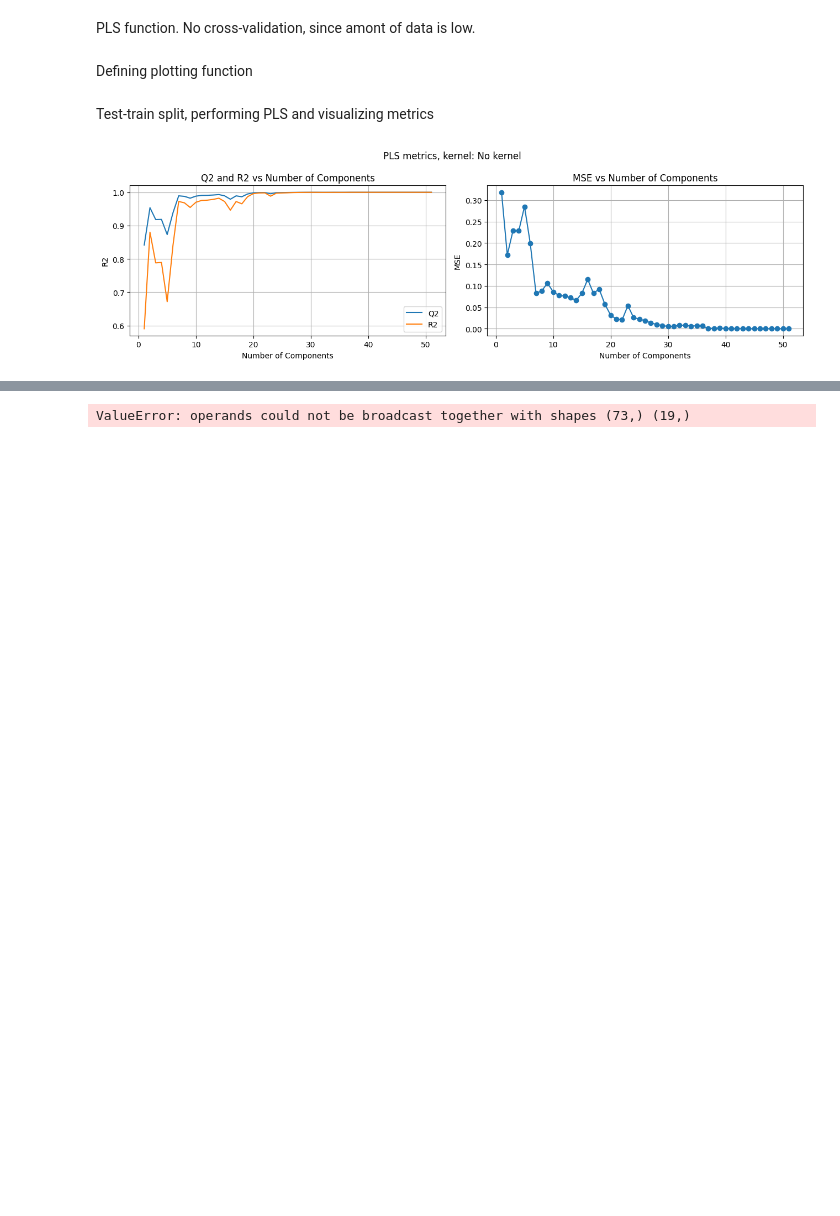
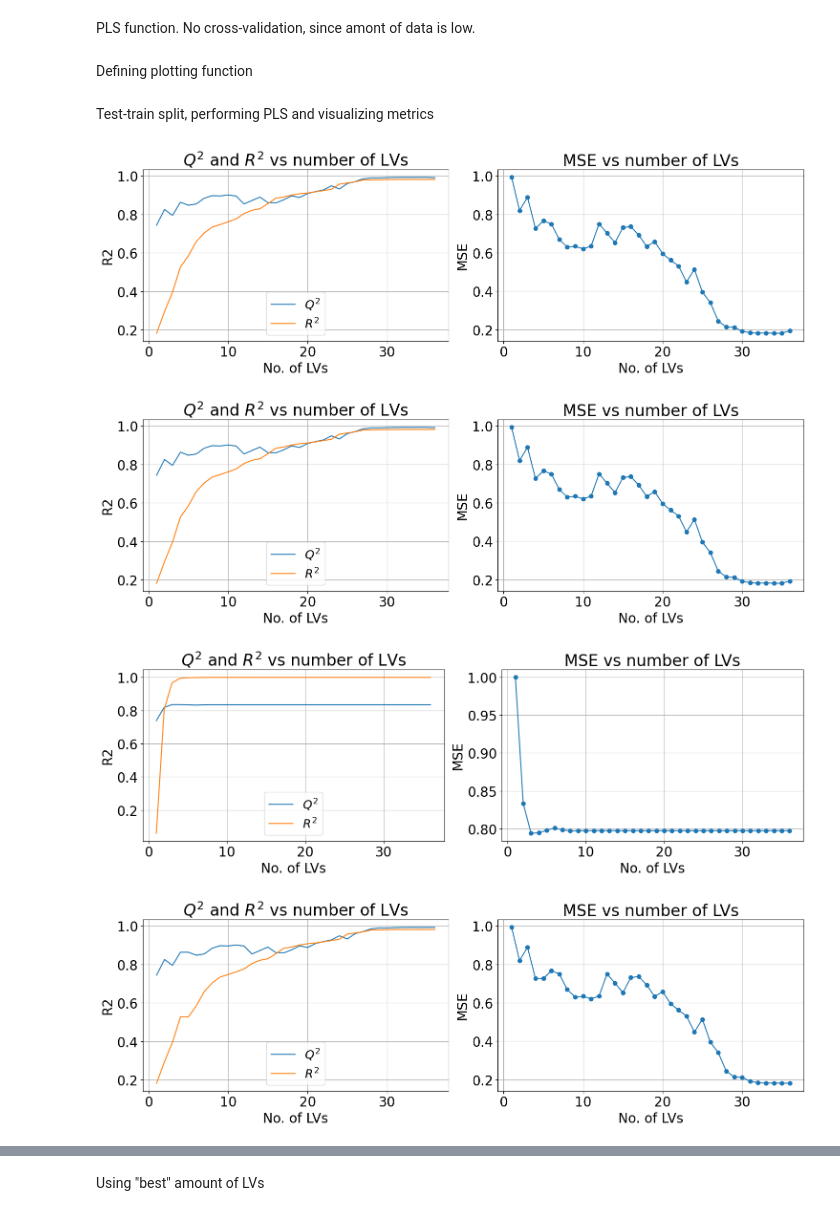
Before and after one commit to Erikkui/adaml-2024fall, a Jupyter notebook: week-06/week06_kPLS_kuitunen.ipynb, the cells around one changed output, grey strips where cells are left out. Saved outputs shown, nothing was run; the diff lists cells and outputs as text; code cells hidden in the pictures; blank space fills up the shorter version.

```diff
--- a/week-06/week06_kPLS_kuitunen.ipynb
+++ b/week-06/week06_kPLS_kuitunen.ipynb
@@ -10,7 +10,7 @@ import numpy as np
 import pandas as pd
 import matplotlib.pyplot as plt
 
-df = pd.read_csv("Flowmeters/Meter B", delimiter="	", header=None)
+df = pd.read_csv("Flowmeters/Meter A", delimiter="	", header=None)
 col_names = df.columns.tolist()
 
 df
@@ -32,7 +32,7 @@ df
 from sklearn.preprocessing import StandardScaler
 
 XData = df.iloc[ :, :-1 ].values
-YData = df.iloc[ :, 1 ].values
+YData = df.iloc[ :, -1 ].values
 
 scaler = StandardScaler()
 scaler.fit( XData )
@@ -187,44 +245,55 @@ Test-train split, performing PLS and visualizing metrics
 # %%
 from sklearn.model_selection import train_test_split
 
-X_train, X_test, y_train, y_test = train_test_split( XData, YData, test_size = 0.2 )
+X_train, X_test, y_train, y_test = train_test_split( XData, YData, test_size = 0.2, random_state = 42 )
 
-Nvariables = XData_scaled.shape[1]
+def results( X_train, X_test, y_train, y_test ):
 
-q2vec = np.zeros( Nvariables )
-r2vec = np.zeros( Nvariables )
-mse_vec = np.zeros( Nvariables )
+    Nvariables = XData.shape[1]
 
-for ii in range( Nvariables):
-    y_pred, q2, r2, mse = pls_model( X_train, y_train, X_test, y_test, ii + 1, kernel = None, sigma = 1 )
-    q2vec[ ii ] = q2
-    r2vec[ ii ] = r2
-    mse_vec[ ii ] = mse
+    q2vec = np.zeros( Nvariables )
+    r2vec = np.zeros( Nvariables )
+    mse_vec = np.zeros( Nvariables )
 
-plot_results( q2vec, r2vec, mse_vec, Nvariables, "No kernel" )
+    for ii in range( Nvariables):
+        y_pred, q2, r2, mse = pls_model( X_train, y_train, X_test, y_test, ii + 1, kernel = None )
+        q2vec[ ii ] = q2
+        r2vec[ ii ] = r2
+        mse_vec[ ii ] = mse
 
-for ii in range( Nvariables):
-    y_pred, q2, r2, mse = pls_model( X_train, y_train, X_test, y_test, ii + 1, kernel = "linear", sigma = 1 )
-    q2vec[ ii ] = q2
-    r2vec[ ii ] = r2
-    mse_vec[ ii ] = mse
+    plot_results( q2vec, r2vec, mse_vec, Nvariables, "No kernel", y_test, y_pred )
 
-plot_results( q2vec, r2vec, mse_vec, Nvariables, "Linear" )
+    for ii in range( Nvariables):
+        y_pred, q2, r2, mse = pls_model( X_train, y_train, X_test, y_test, ii + 1, kernel = "linear" )
+        q2vec[ ii ] = q2
+        r2vec[ ii ] = r2
+        mse_vec[ ii ] = mse
 
-for ii in range( Nvariables):
-    y_pred, q2, r2, mse = pls_model( X_train, y_train, X_test, y_test, ii + 1, kernel = "gaussian", sigma = 1 )
-    q2vec[ ii ] = q2
-    r2vec[ ii ] = r2
-    mse_vec[ ii ] = mse
+    plot_results( q2vec, r2vec, mse_vec, Nvariables, "Linear", y_test, y_pred )
 
-plot_results( q2vec, r2vec, mse_vec, Nvariables, "Gaussian" )
+    for ii in range( Nvariables):
+        y_pred, q2, r2, mse = pls_model( X_train, y_train, X_test, y_test, ii + 1, kernel = "gaussian", sigma = 1 )
+        q2vec[ ii ] = q2
+        r2vec[ ii ] = r2
+        mse_vec[ ii ] = mse
 
-for ii in range( Nvariables):
-    y_pred, q2, r2, mse = pls_model( X_train, y_train, X_test, y_test, ii + 1, kernel = "polynomial", degree = 2 )
-    q2vec[ ii ] = q2
-    r2vec[ ii ] = r2
-    mse_vec[ ii ] = mse
+    plot_results( q2vec, r2vec, mse_vec, Nvariables, "Gaussian", y_test, y_pred )
 
-plot_results( q2vec, r2vec, mse_vec, Nvariables, "Polynomial" )
+    for ii in range( Nvariables):
+        y_pred, q2, r2, mse = pls_model( X_train, y_train, X_test, y_test, ii + 1, kernel = "polynomial", degree = 1 )
+        q2vec[ ii ] = q2
+        r2vec[ ii ] = r2
+        mse_vec[ ii ] = mse
+
+    plot_results( q2vec, r2vec, mse_vec, Nvariables, "Polynomial", y_test, y_pred )
+
+    print( q2vec )
+    print( r2vec )
+    print( mse_vec)
+
+results( X_train, X_test, y_train, y_test )
 # %% [output]
-[figure, old version]
+[figure, new version]
+[figure, added]
+[figure, added]
+[figure, added]
@@ -235 +318,2 @@ plot_results( q2vec, r2vec, mse_vec, Nvariables, "Polynomial" )
-ValueError: operands could not be broadcast together with shapes (73,) (19,)
+# %% [markdown]
+Using "best" amount of LVs
```
Also changed, not shown: parts of 8 cells of this notebook, 7 other files.
